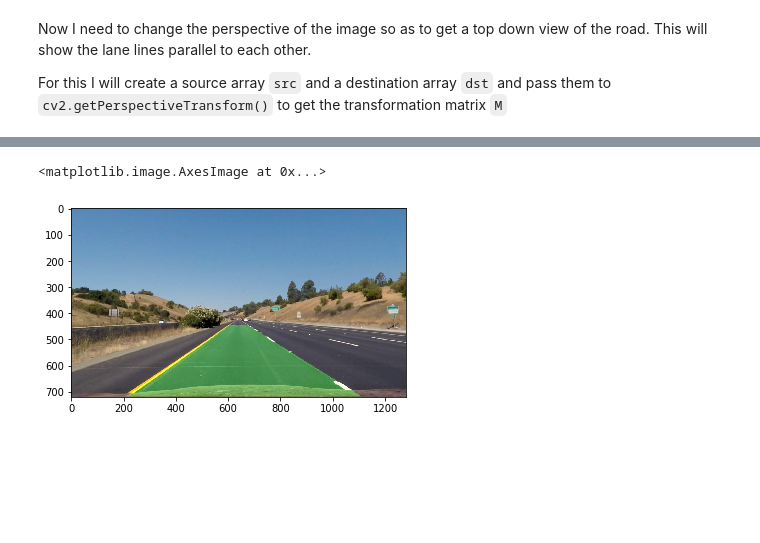
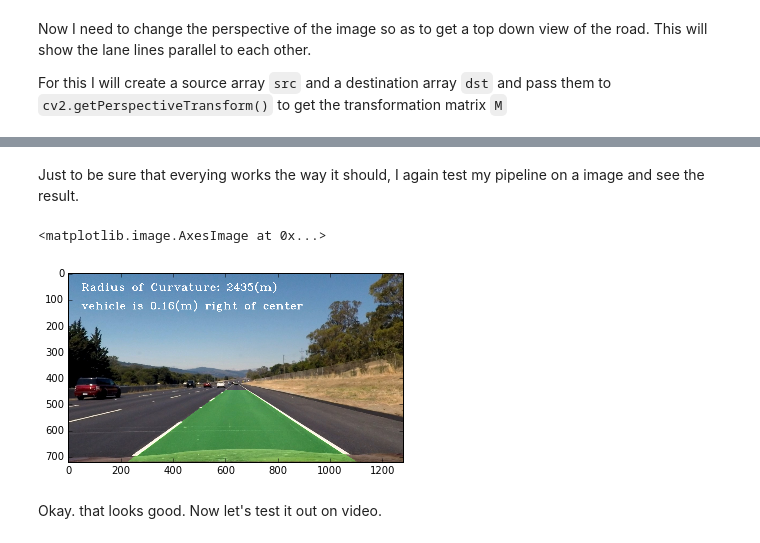
Before and after one commit to nikhil-sinnarkar/CarND-Advanced-Lane-Lines-master, a Jupyter notebook: notebook.ipynb, the cells around one changed output, grey strips where cells are left out. Drawn from its saved outputs; the diff is of its cells as text; code cells hidden in the pictures; blank space fills up the shorter version.

```diff
--- a/notebook.ipynb
+++ b/notebook.ipynb
@@ -363,0 +412,29 @@ def find_lines(binary_warped):
+# %%
+"""
+Print the radius of curvature and offset from center text
+over the image.
+"""
+def print_roc_offset(img):
+    roc_text = mylines.calc_roc()
+    offset_text = mylines.calc_offset()
+    cv2.putText(img=img,
+                text=roc_text,
+                org=(50,70),
+                fontFace=cv2.FONT_HERSHEY_COMPLEX_SMALL,
+                fontScale=2,
+                color=(255,255,255),
+                thickness=2)
+    cv2.putText(img=img,
+                text=offset_text,
+                org=(50,140),
+                fontFace=cv2.FONT_HERSHEY_COMPLEX_SMALL,
+                fontScale=2,
+                color=(255,255,255),
+                thickness=2)
+    return img
+# %%
+marked_binary, hist = find_lines(warped, True)
+unwarped = warp(marked_binary, M_inv)
+final_img = cv2.addWeighted(u_img, 1, unwarped, 0.3, 0)
+final_img = print_roc_offset(final_img)
+plt.plot(hist)
@@ -364,7 +448,4 @@ def find_lines(binary_warped):
 # %%
-marked_binary = find_lines(warped)
-unwarped = warp(marked_binary, M_inv)
-final_img = cv2.addWeighted(u_img, 1, unwarped, 0.3, 0)
 f, (ax1, ax2) = plt.subplots(1, 2, figsize=(16,9))
 ax1.imshow(unwarped)
 ax1.set_title('Unwarped image with lane area marked in green')
@@ -376,23 +462,27 @@ ax2.set_title('Lane area marked on Original Image')
 # %%
-
 def pipeline(image):
     img = undistort(image, mtx, dist)
     b1 = hls_select(img)
     b2 = gradient_select(img)
     cb = add_binary(b1, b2)
     warped = warp(cb, M)
-
-    marked_binary = find_lines(warped)
+    marked_binary, hist = find_lines(warped)
     unwarped = warp(marked_binary, M_inv)
-    final = cv2.addWeighted(img, 1, unwarped, 0.3, 0)
-    return final
+    final_img = cv2.addWeighted(img, 1, unwarped, 0.3, 0)
+    final_img = print_roc_offset(final_img)
+    return final_img
+# %% [markdown]
+Just to be sure that everying works the way it should,  I again test my pipeline on a image and see the result.
 # %%
-img = mpimg.imread('./test_images/straight_lines1.jpg')
+img = mpimg.imread('./test_images/straight_lines2.jpg')
+mylines = Line()
 final = pipeline(img)
 plt.imshow(final)
 # %% [output]
 <matplotlib.image.AxesImage at 0x...>
-[figure, old version]
+[figure, new version]
+# %% [markdown]
+Okay. that looks good. Now let's test it out on video.
 # %%
 # Import everything needed to edit/save/watch video clips
 from moviepy.editor import VideoFileClip
```
Also changed, not shown: parts of 17 cells of this notebook.
